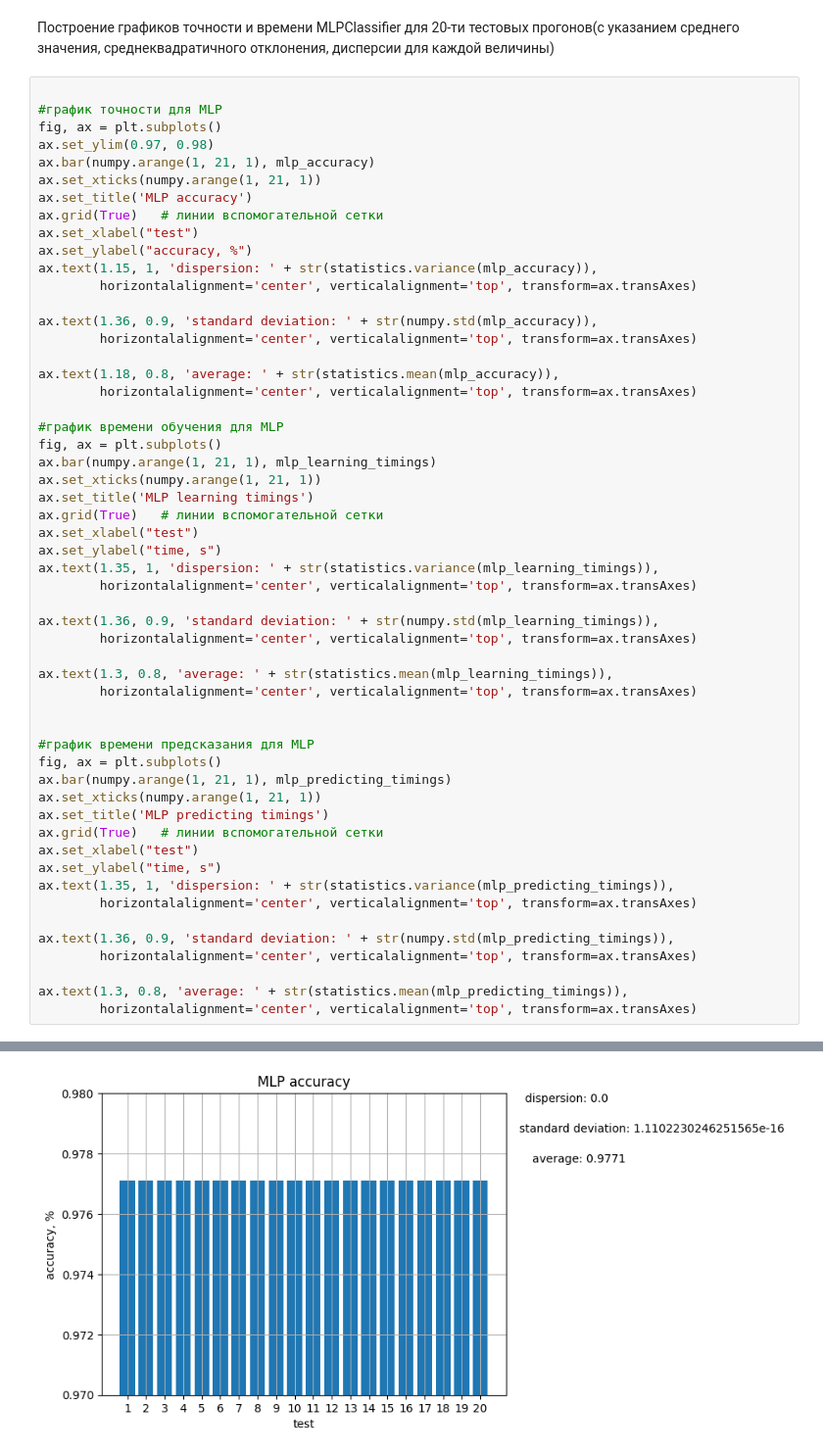
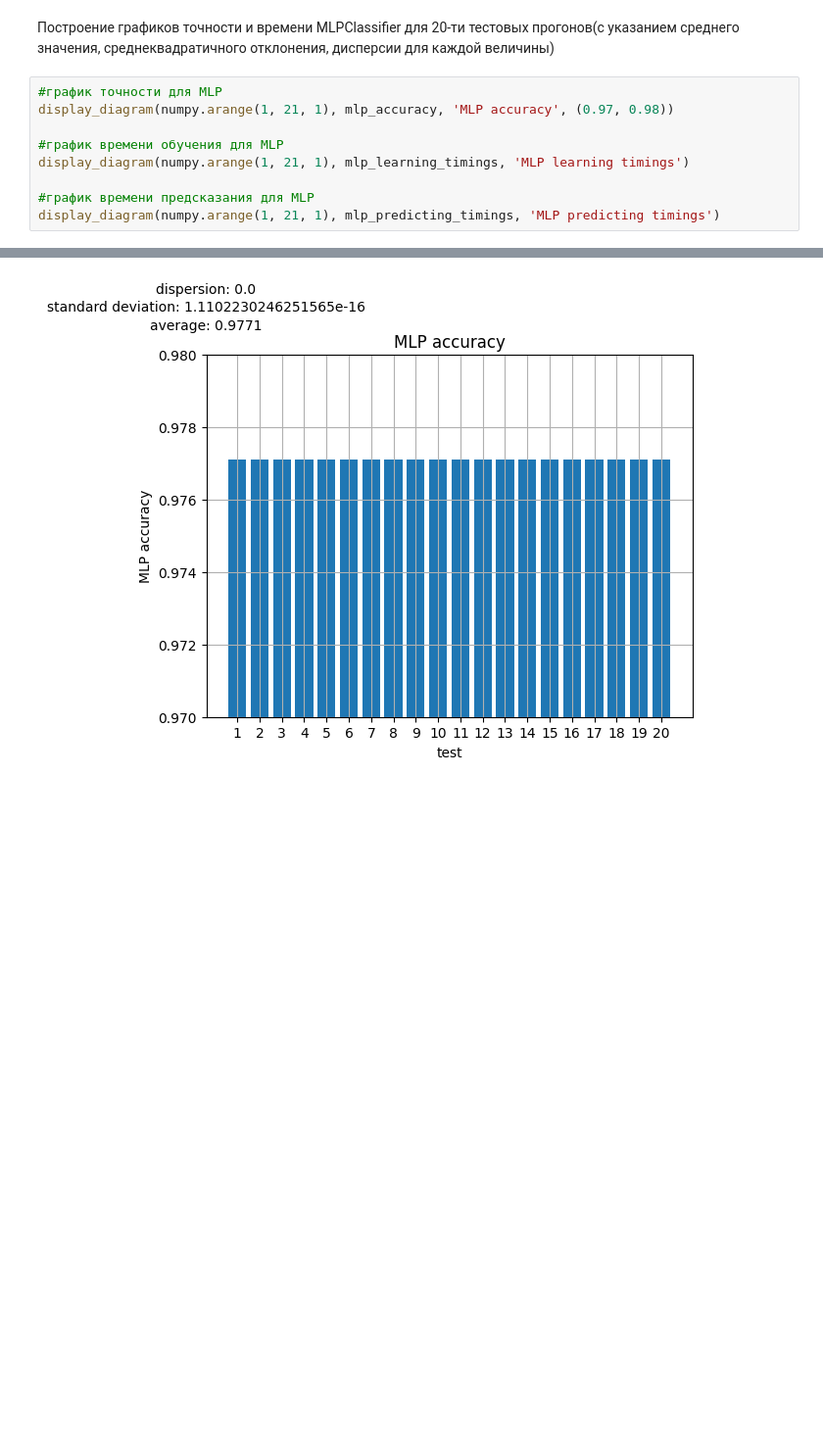
Before and after one commit to Flak34/ELM_MNIST, a Jupyter notebook: elm_mnist/ELM_MNIST.ipynb, the cells around one changed output, grey strips where cells are left out. Shown: that part at 98% size. Drawn from its saved outputs; the diff is of its cells as text; blank space fills up the shorter version.

```diff
--- a/elm_mnist/ELM_MNIST.ipynb
+++ b/elm_mnist/ELM_MNIST.ipynb
@@ -193,57 +171,12 @@ for i in range(20):
 # %% [markdown]
 Построение графиков точности и времени MLPClassifier для 20-ти тестовых прогонов(с указанием среднего значения, среднеквадратичного отклонения, дисперсии для каждой величины)
 # %%
-
 #график точности для MLP
-fig, ax = plt.subplots()
-ax.set_ylim(0.97, 0.98)
-ax.bar(numpy.arange(1, 21, 1), mlp_accuracy)
-ax.set_xticks(numpy.arange(1, 21, 1))
-ax.set_title('MLP accuracy')
-ax.grid(True)   # линии вспомогательной сетки
-ax.set_xlabel("test")
-ax.set_ylabel("accuracy, %")
-ax.text(1.15, 1, 'dispersion: ' + str(statistics.variance(mlp_accuracy)),
-        horizontalalignment='center', verticalalignment='top', transform=ax.transAxes)
-
-ax.text(1.36, 0.9, 'standard deviation: ' + str(numpy.std(mlp_accuracy)),
-        horizontalalignment='center', verticalalignment='top', transform=ax.transAxes)
-
-ax.text(1.18, 0.8, 'average: ' + str(statistics.mean(mlp_accuracy)),
-        horizontalalignment='center', verticalalignment='top', transform=ax.transAxes)
+display_diagram(numpy.arange(1, 21, 1), mlp_accuracy, 'MLP accuracy', (0.97, 0.98))
 
 #график времени обучения для MLP
-fig, ax = plt.subplots()
-ax.bar(numpy.arange(1, 21, 1), mlp_learning_timings)
-ax.set_xticks(numpy.arange(1, 21, 1))
-ax.set_title('MLP learning timings')
-ax.grid(True)   # линии вспомогательной сетки
-ax.set_xlabel("test")
-ax.set_ylabel("time, s")
-ax.text(1.35, 1, 'dispersion: ' + str(statistics.variance(mlp_learning_timings)),
-        horizontalalignment='center', verticalalignment='top', transform=ax.transAxes)
-
-ax.text(1.36, 0.9, 'standard deviation: ' + str(numpy.std(mlp_learning_timings)),
-        horizontalalignment='center', verticalalignment='top', transform=ax.transAxes)
-
-ax.text(1.3, 0.8, 'average: ' + str(statistics.mean(mlp_learning_timings)),
-        horizontalalignment='center', verticalalignment='top', transform=ax.transAxes)
-
+display_diagram(numpy.arange(1, 21, 1), mlp_learning_timings, 'MLP learning timings')
 
 #график времени предсказания для MLP
-fig, ax = plt.subplots()
-ax.bar(numpy.arange(1, 21, 1), mlp_predicting_timings)
-ax.set_xticks(numpy.arange(1, 21, 1))
-ax.set_title('MLP predicting timings')
-ax.grid(True)   # линии вспомогательной сетки
-ax.set_xlabel("test")
-ax.set_ylabel("time, s")
-ax.text(1.35, 1, 'dispersion: ' + str(statistics.variance(mlp_predicting_timings)),
-        horizontalalignment='center', verticalalignment='top', transform=ax.transAxes)
-
-ax.text(1.36, 0.9, 'standard deviation: ' + str(numpy.std(mlp_predicting_timings)),
-        horizontalalignment='center', verticalalignment='top', transform=ax.transAxes)
-
-ax.text(1.3, 0.8, 'average: ' + str(statistics.mean(mlp_predicting_timings)),
-        horizontalalignment='center', verticalalignment='top', transform=ax.transAxes)
+display_diagram(numpy.arange(1, 21, 1), mlp_predicting_timings, 'MLP predicting timings')
 # %% [output]
@@ -251 +183 @@ Text(1.3, 0.8, 'average: 0.037872464999986734')
-[figure, old version]
+[figure, new version]
```
Also changed, not shown: parts of 4 cells of this notebook.
